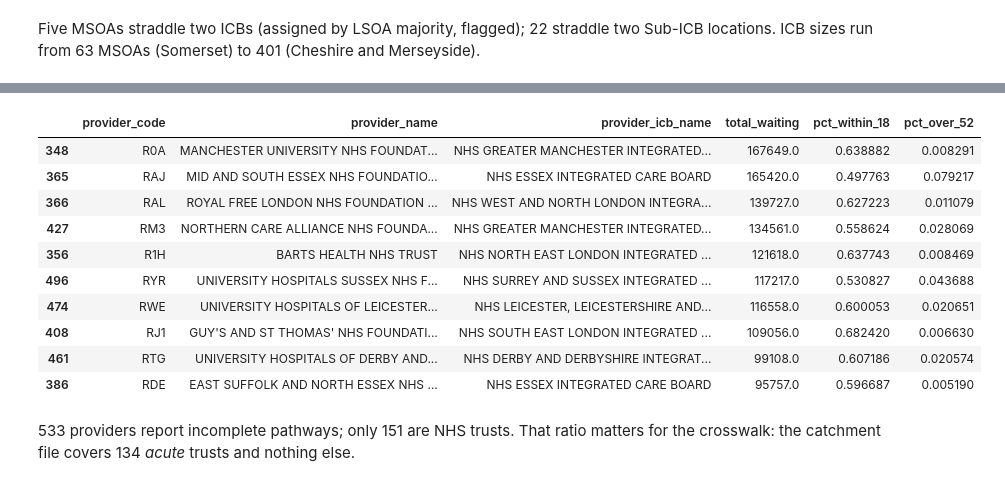
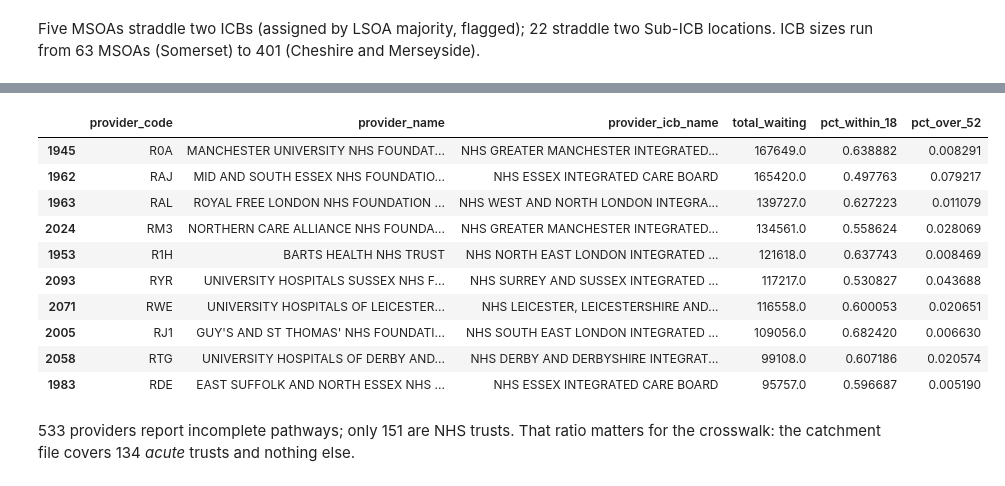
Before and after one commit to YusufIsmailayo/two-maps-hle-rtt, a Jupyter notebook: notebooks/02_silver.ipynb, the cells around one changed output, grey strips where cells are left out. Drawn from its saved outputs; the diff is of its cells as text; code cells hidden in the pictures.

```diff
--- a/notebooks/02_silver.ipynb
+++ b/notebooks/02_silver.ipynb
@@ -163,19 +164,20 @@ ICB parents: 36
 <module '05_silver_rtt' from '/Users/yusufismail/Two_maps/src/pipeline/05_silver_rtt.py'>
 # %%
 prov = pd.read_parquet(SILVER / "rtt" / "rtt_provider.parquet")
+prov = prov[prov.period == prov.period.max()]
 prov.sort_values("total_waiting", ascending=False).head(10)[["provider_code", "provider_name", "provider_icb_name", "total_waiting", "pct_within_18", "pct_over_52"]]
 # %% [output]
 |  | provider_code | provider_name | provider_icb_name | total_waiting | pct_within_18 | pct_over_52 |
-| 348 | R0A | MANCHESTER UNIVERSITY NHS FOUNDAT... | NHS GREATER MANCHESTER INTEGRATED... | 167649.0 | 0.638882 | 0.008291 |
-| 365 | RAJ | MID AND SOUTH ESSEX NHS FOUNDATIO... | NHS ESSEX INTEGRATED CARE BOARD | 165420.0 | 0.497763 | 0.079217 |
-| 366 | RAL | ROYAL FREE LONDON NHS FOUNDATION ... | NHS WEST AND NORTH LONDON INTEGRA... | 139727.0 | 0.627223 | 0.011079 |
-| 427 | RM3 | NORTHERN CARE ALLIANCE NHS FOUNDA... | NHS GREATER MANCHESTER INTEGRATED... | 134561.0 | 0.558624 | 0.028069 |
-| 356 | R1H | BARTS HEALTH NHS TRUST | NHS NORTH EAST LONDON INTEGRATED ... | 121618.0 | 0.637743 | 0.008469 |
-| 496 | RYR | UNIVERSITY HOSPITALS SUSSEX NHS F... | NHS SURREY AND SUSSEX INTEGRATED ... | 117217.0 | 0.530827 | 0.043688 |
-| 474 | RWE | UNIVERSITY HOSPITALS OF LEICESTER... | NHS LEICESTER, LEICESTERSHIRE AND... | 116558.0 | 0.600053 | 0.020651 |
-| 408 | RJ1 | GUY'S AND ST THOMAS' NHS FOUNDATI... | NHS SOUTH EAST LONDON INTEGRATED ... | 109056.0 | 0.682420 | 0.006630 |
-| 461 | RTG | UNIVERSITY HOSPITALS OF DERBY AND... | NHS DERBY AND DERBYSHIRE INTEGRAT... | 99108.0 | 0.607186 | 0.020574 |
-| 386 | RDE | EAST SUFFOLK AND NORTH ESSEX NHS ... | NHS ESSEX INTEGRATED CARE BOARD | 95757.0 | 0.596687 | 0.005190 |
+| 1945 | R0A | MANCHESTER UNIVERSITY NHS FOUNDAT... | NHS GREATER MANCHESTER INTEGRATED... | 167649.0 | 0.638882 | 0.008291 |
+| 1962 | RAJ | MID AND SOUTH ESSEX NHS FOUNDATIO... | NHS ESSEX INTEGRATED CARE BOARD | 165420.0 | 0.497763 | 0.079217 |
+| 1963 | RAL | ROYAL FREE LONDON NHS FOUNDATION ... | NHS WEST AND NORTH LONDON INTEGRA... | 139727.0 | 0.627223 | 0.011079 |
+| 2024 | RM3 | NORTHERN CARE ALLIANCE NHS FOUNDA... | NHS GREATER MANCHESTER INTEGRATED... | 134561.0 | 0.558624 | 0.028069 |
+| 1953 | R1H | BARTS HEALTH NHS TRUST | NHS NORTH EAST LONDON INTEGRATED ... | 121618.0 | 0.637743 | 0.008469 |
+| 2093 | RYR | UNIVERSITY HOSPITALS SUSSEX NHS F... | NHS SURREY AND SUSSEX INTEGRATED ... | 117217.0 | 0.530827 | 0.043688 |
+| 2071 | RWE | UNIVERSITY HOSPITALS OF LEICESTER... | NHS LEICESTER, LEICESTERSHIRE AND... | 116558.0 | 0.600053 | 0.020651 |
+| 2005 | RJ1 | GUY'S AND ST THOMAS' NHS FOUNDATI... | NHS SOUTH EAST LONDON INTEGRATED ... | 109056.0 | 0.682420 | 0.006630 |
+| 2058 | RTG | UNIVERSITY HOSPITALS OF DERBY AND... | NHS DERBY AND DERBYSHIRE INTEGRAT... | 99108.0 | 0.607186 | 0.020574 |
+| 1983 | RDE | EAST SUFFOLK AND NORTH ESSEX NHS ... | NHS ESSEX INTEGRATED CARE BOARD | 95757.0 | 0.596687 | 0.005190 |
 # %% [markdown]
 533 providers report incomplete pathways; only 151 are NHS trusts. That ratio
 matters for the crosswalk: the catchment file covers 134 *acute* trusts and
```
Also changed, not shown: parts of 2 cells of this notebook, 20 other files.
